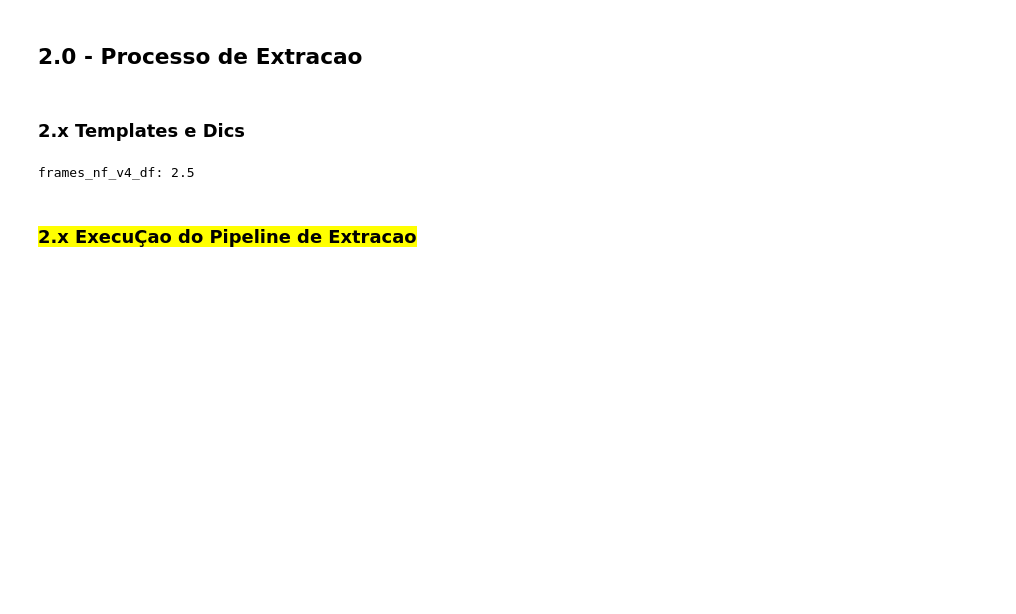
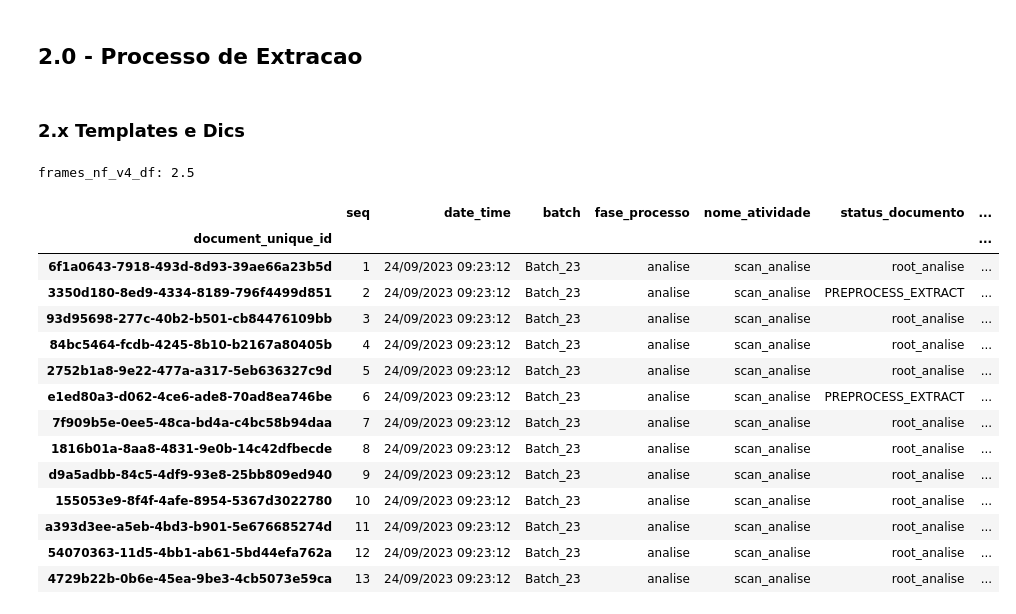
Before and after one commit to Daniel-sdn/extracaoDoc, a Jupyter notebook: 2_extract_pipeline_NLP_V0.ipynb, the cells around one changed output. Saved outputs shown, nothing was run; the diff lists cells and outputs as text; code cells hidden in the pictures; blank space fills up the shorter version.

```diff
--- a/2_extract_pipeline_NLP_V0.ipynb
+++ b/2_extract_pipeline_NLP_V0.ipynb
@@ -1306,19 +1320,33 @@ frames_nf_v4_df: 2.5
 # %%
 # 1. XXX Buscar proximo Batch caso nao esteja rodando email
 batch_name = utl.busca_proximo_batch(conf_export_plan_path)
 
 # 2. XXX Definiçao do path para salvar o arquivo
 file_path_root_pipe = os.path.join(map_analise_path, df_root_pipe_file + batch_name + ".xlsx")
 
 
 #3. XXX Ler a planilha e cria df_documento_recebido
 df_root_pipe = pd.read_excel(file_path_root_pipe)
 
 
 #4. XXX  Ajustar o indice
 df_root_pipe.set_index('document_unique_id', inplace=True)
 
 
-df_root_pipe.head(5)
+df_root_pipe.head(20)
+# %% [output]
+|  | seq | date_time | batch | fase_processo | nome_atividade | status_documento | ... |
+| document_unique_id |  |  |  |  |  |  | ... |
+| 6f1a0643-7918-493d-8d93-39ae66a23b5d | 1 | 24/09/2023 09:23:12 | Batch_23 | analise | scan_analise | root_analise | ... |
+| 3350d180-8ed9-4334-8189-796f4499d851 | 2 | 24/09/2023 09:23:12 | Batch_23 | analise | scan_analise | PREPROCESS_EXTRACT | ... |
+| 93d95698-277c-40b2-b501-cb84476109bb | 3 | 24/09/2023 09:23:12 | Batch_23 | analise | scan_analise | root_analise | ... |
+| 84bc5464-fcdb-4245-8b10-b2167a80405b | 4 | 24/09/2023 09:23:12 | Batch_23 | analise | scan_analise | root_analise | ... |
+| 2752b1a8-9e22-477a-a317-5eb636327c9d | 5 | 24/09/2023 09:23:12 | Batch_23 | analise | scan_analise | root_analise | ... |
+| e1ed80a3-d062-4ce6-ade8-70ad8ea746be | 6 | 24/09/2023 09:23:12 | Batch_23 | analise | scan_analise | PREPROCESS_EXTRACT | ... |
+| 7f909b5e-0ee5-48ca-bd4a-c4bc58b94daa | 7 | 24/09/2023 09:23:12 | Batch_23 | analise | scan_analise | root_analise | ... |
+| 1816b01a-8aa8-4831-9e0b-14c42dfbecde | 8 | 24/09/2023 09:23:12 | Batch_23 | analise | scan_analise | root_analise | ... |
+| d9a5adbb-84c5-4df9-93e8-25bb809ed940 | 9 | 24/09/2023 09:23:12 | Batch_23 | analise | scan_analise | root_analise | ... |
+| 155053e9-8f4f-4afe-8954-5367d3022780 | 10 | 24/09/2023 09:23:12 | Batch_23 | analise | scan_analise | root_analise | ... |
+| a393d3ee-a5eb-4bd3-b901-5e676685274d | 11 | 24/09/2023 09:23:12 | Batch_23 | analise | scan_analise | root_analise | ... |
+| 54070363-11d5-4bb1-ab61-5bd44efa762a | 12 | 24/09/2023 09:23:12 | Batch_23 | analise | scan_analise | root_analise | ... |
+| 4729b22b-0b6e-45ea-9be3-4cb5073e59ca | 13 | 24/09/2023 09:23:12 | Batch_23 | analise | scan_analise | root_analise | ... |
-# %% [markdown]
-### <mark> <b>2.x</b> ExecuÇao do Pipeline de Extracao </mark>
```
Also changed, not shown: parts of 55 cells of this notebook, 6 other files.
